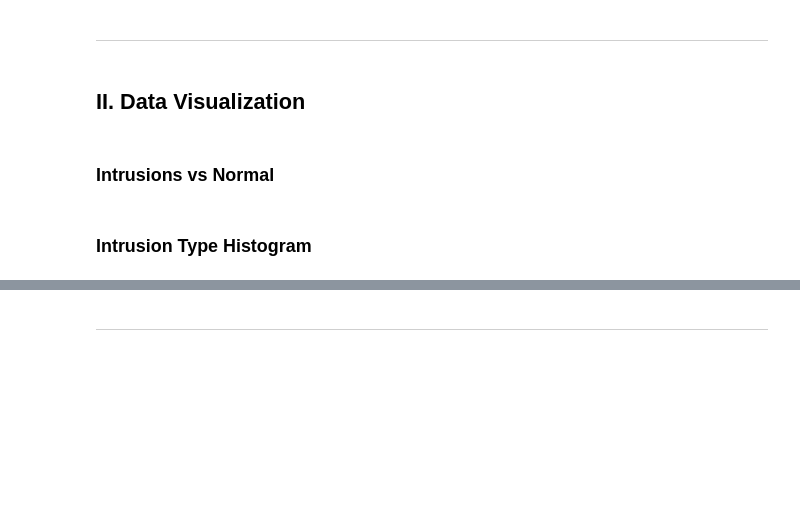
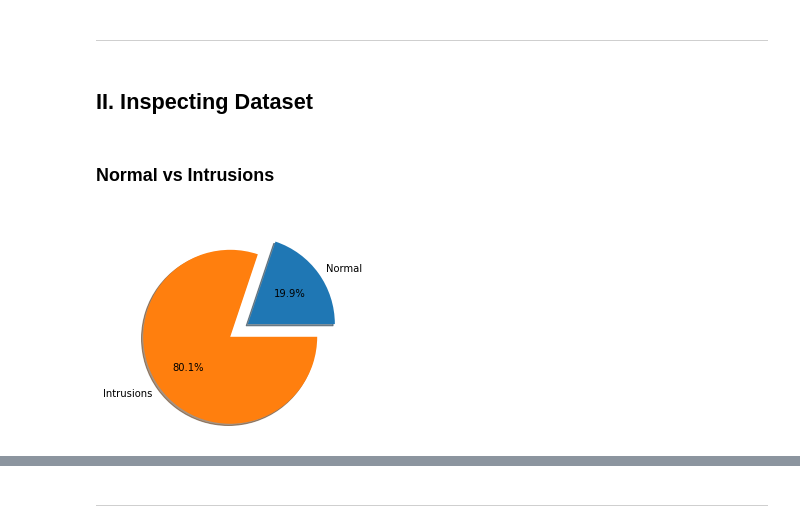
Before and after one commit to concision/kdd-cup-1999-model, a Jupyter notebook: notebook.ipynb, the cells around one changed output, grey strips where cells are left out. Cells and saved outputs as stored; diff of their text form; code cells hidden in the pictures; blank space fills up the shorter version.

Commit message:
feat: implemented brief data analysis

```diff
--- a/notebook.ipynb
+++ b/notebook.ipynb
@@ -106,8 +109,22 @@ dataframe
 # %% [markdown]
 <hr style="border-top: 2px solid #444">
 # %% [markdown]
-## II. Data Visualization
+## II. Inspecting Dataset
 # %% [markdown]
-### Intrusions vs Normal
+### Normal vs Intrusions
-# %% [markdown]
-### Intrusion Type Histogram
+# %%
+type_frequencies = dataframe['outcome'].value_counts()
+normal_frequency = type_frequencies['normal.']
+intrusion_frequency = sum([count for outcome_type, count in type_frequencies.iteritems() if outcome_type != 'normal.'])
+
+figure = pyplot.figure()
+pyplot.pie(
+    [normal_frequency, intrusion_frequency],
+    labels=['Normal', 'Intrusions'],
+    explode=[0, .25],
+    autopct='%1.1f%%',
+    shadow=True,
+)
+pyplot.show()
+# %% [output]
+[figure, added]
```
Also changed, not shown: parts of 4 cells of this notebook.
